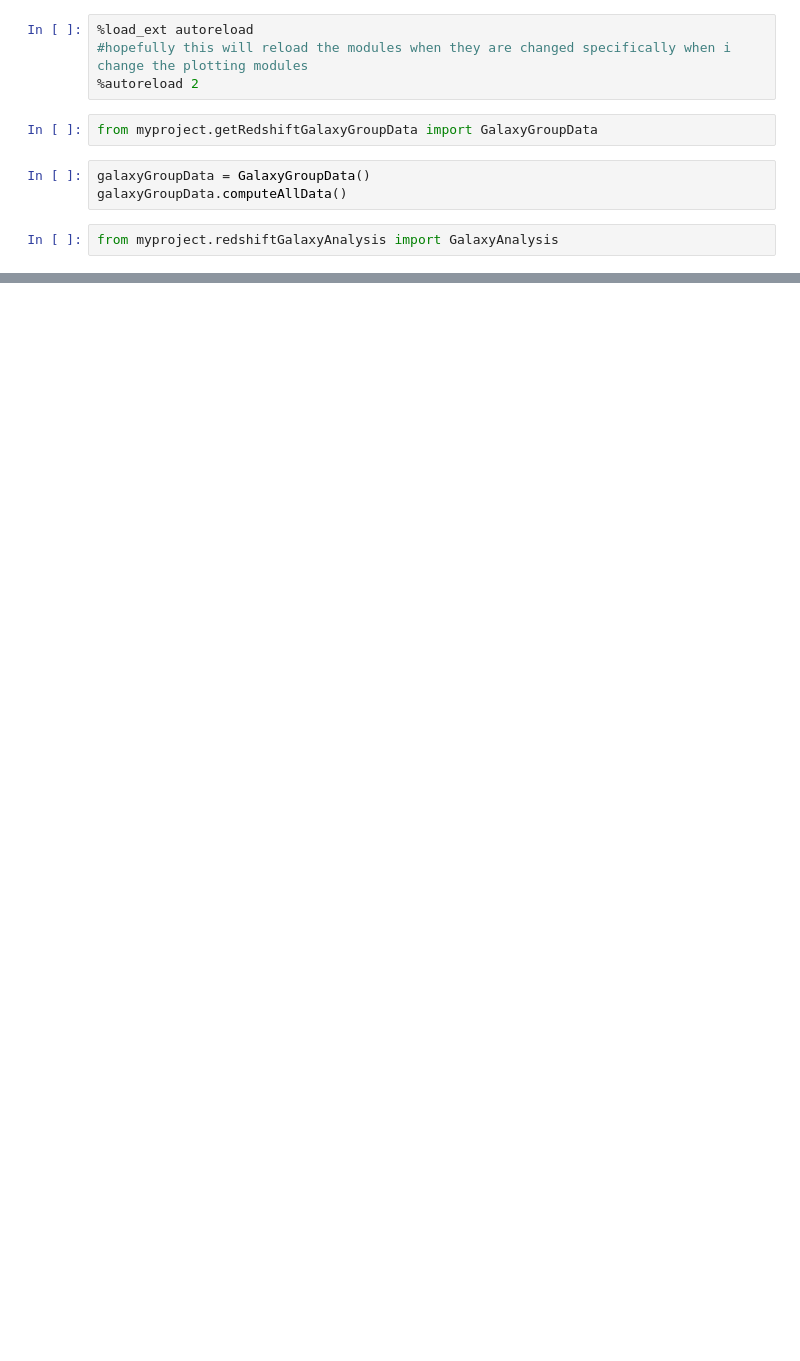
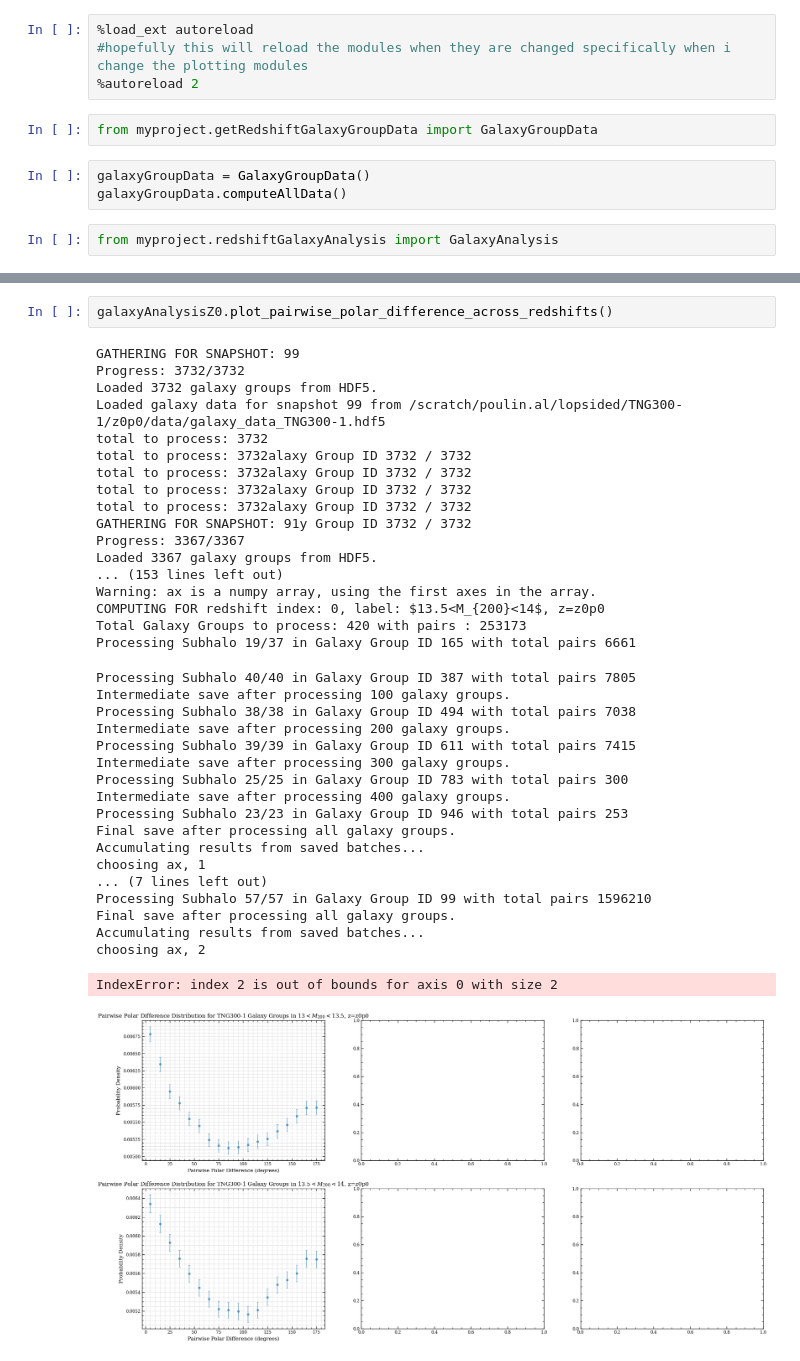
Before and after one commit to poulinal/sat-lopsidedness, a Jupyter notebook: src/myproject/redshiftGalaxyGroup copy.ipynb, the cells around one changed output, grey strips where cells are left out. Cells and saved outputs as stored; diff of their text form; blank space fills up the shorter version.

```diff
--- a/src/myproject/redshiftGalaxyGroup copy.ipynb
+++ b/src/myproject/redshiftGalaxyGroup copy.ipynb
@@ -46,0 +53,39 @@ Figure saved to: /scratch/poulin.al/lopsided/TNG300-1/z0p0/plots/joining_redshif
+# %%
+galaxyAnalysisZ0.plot_pairwise_polar_difference_across_redshifts()
+# %% [output]
+GATHERING FOR SNAPSHOT: 99
+Progress: 3732/3732
+Loaded 3732 galaxy groups from HDF5.
+Loaded galaxy data for snapshot 99 from /scratch/poulin.al/lopsided/TNG300-1/z0p0/data/galaxy_data_TNG300-1.hdf5
+total to process: 3732
+total to process: 3732alaxy Group ID 3732 / 3732
+total to process: 3732alaxy Group ID 3732 / 3732
+total to process: 3732alaxy Group ID 3732 / 3732
+total to process: 3732alaxy Group ID 3732 / 3732
+GATHERING FOR SNAPSHOT: 91y Group ID 3732 / 3732
+Progress: 3367/3367
+Loaded 3367 galaxy groups from HDF5.
+... (153 lines left out)
+Warning: ax is a numpy array, using the first axes in the array.
+COMPUTING FOR redshift index: 0, label: $13.5<M_{200}<14$, z=z0p0
+Total Galaxy Groups to process: 420 with pairs : 253173
+Processing Subhalo 19/37 in Galaxy Group ID 165 with total pairs 6661
+Processing Subhalo 40/40 in Galaxy Group ID 387 with total pairs 7805
+Intermediate save after processing 100 galaxy groups.
+Processing Subhalo 38/38 in Galaxy Group ID 494 with total pairs 7038
+Intermediate save after processing 200 galaxy groups.
+Processing Subhalo 39/39 in Galaxy Group ID 611 with total pairs 7415
+Intermediate save after processing 300 galaxy groups.
+Processing Subhalo 25/25 in Galaxy Group ID 783 with total pairs 300
+Intermediate save after processing 400 galaxy groups.
+Processing Subhalo 23/23 in Galaxy Group ID 946 with total pairs 253
+Final save after processing all galaxy groups.
+Accumulating results from saved batches...
+choosing ax, 1
+... (7 lines left out)
+Processing Subhalo 57/57 in Galaxy Group ID 99 with total pairs 1596210
+Final save after processing all galaxy groups.
+Accumulating results from saved batches...
+choosing ax, 2
+IndexError: index 2 is out of bounds for axis 0 with size 2
+[figure, added]
```
Also changed, not shown: parts of 4 cells of this notebook, 5 other files.
